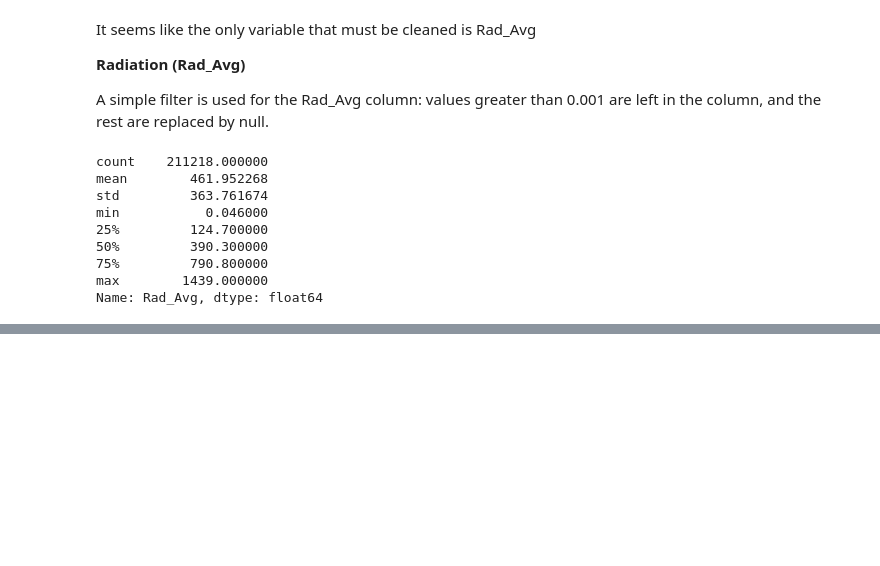
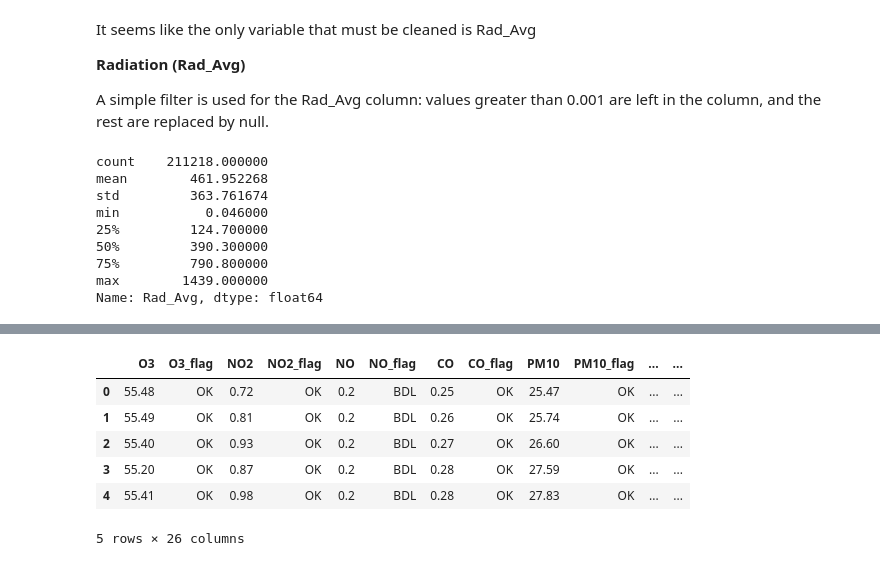
Before and after one commit to arnoldtics/Atmospheric_Data_Insights, a Jupyter notebook: Statistics/DataCleaning/DataCleaning.ipynb, the cells around one changed output, grey strips where cells are left out. Drawn from its saved outputs; the diff is of its cells as text; code cells hidden in the pictures; blank space fills up the shorter version.

```diff
--- a/Statistics/DataCleaning/DataCleaning.ipynb
+++ b/Statistics/DataCleaning/DataCleaning.ipynb
@@ -446,0 +432,2 @@ df4.to_csv("Atmospheric Data Cleaned.csv")
+# %%
+df5 = df4.iloc[:,:]
@@ -446,0 +443,33 @@ df4.to_csv("Atmospheric Data Cleaned.csv")
+# %%
+def year(time):
+    return int(time[:4])
+
+def month(time):
+    return int(time[5:7])
+
+def day(time):
+    return int(time[8:10])
+
+def hour(time):
+    return int(time[11:13])
+
+def minute(time):
+    return int(time[14:16])
+# %%
+df5["Year"] = df5["Time"].apply(year)
+df5["Month"] = df5["Time"].apply(month)
+df5["Day"] = df5["Time"].apply(day)
+df5["Hour"] = df5["Time"].apply(hour)
+df5["Minute"] = df5["Time"].apply(minute)
+# %%
+df5.drop("Time", axis=1, inplace=True)
+# %%
+df5.head()
+# %% [output]
+|  | O3 | O3_flag | NO2 | NO2_flag | NO | NO_flag | CO | CO_flag | PM10 | PM10_flag | ... | ... |
+| 0 | 55.48 | OK | 0.72 | OK | 0.2 | BDL | 0.25 | OK | 25.47 | OK | ... | ... |
+| 1 | 55.49 | OK | 0.81 | OK | 0.2 | BDL | 0.26 | OK | 25.74 | OK | ... | ... |
+| 2 | 55.40 | OK | 0.93 | OK | 0.2 | BDL | 0.27 | OK | 26.60 | OK | ... | ... |
+| 3 | 55.20 | OK | 0.87 | OK | 0.2 | BDL | 0.28 | OK | 27.59 | OK | ... | ... |
+| 4 | 55.41 | OK | 0.98 | OK | 0.2 | BDL | 0.28 | OK | 27.83 | OK | ... | ... |
+5 rows × 26 columns
```
Also changed, not shown: parts of 12 cells of this notebook, 3 other files.
